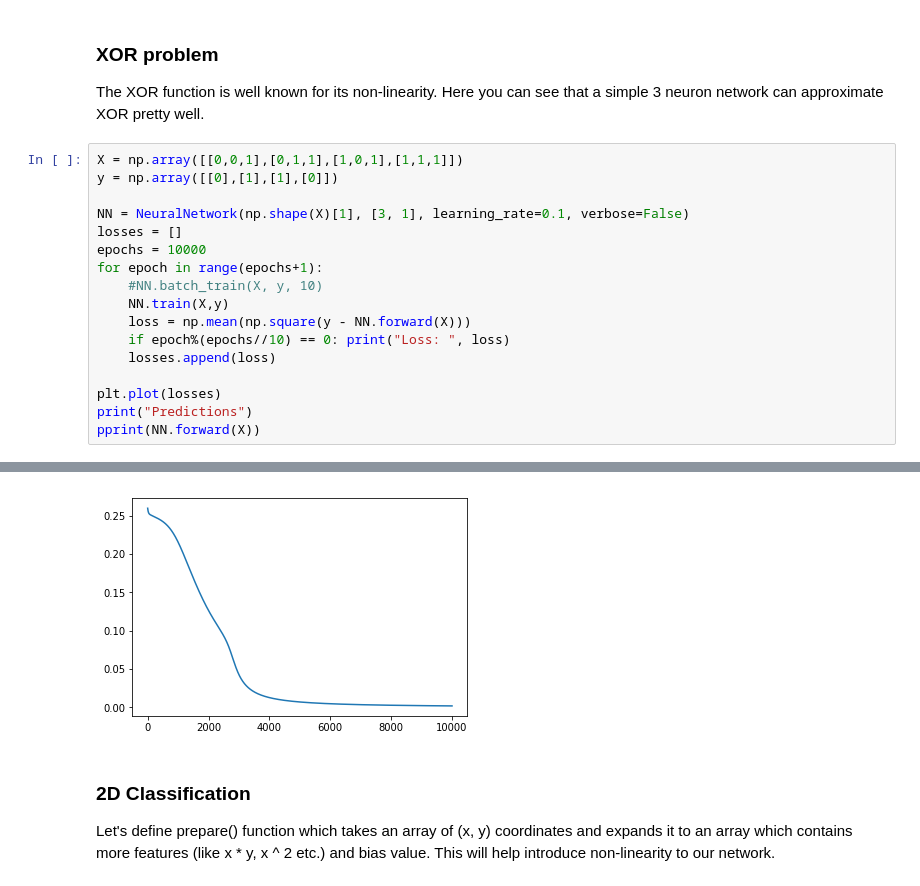
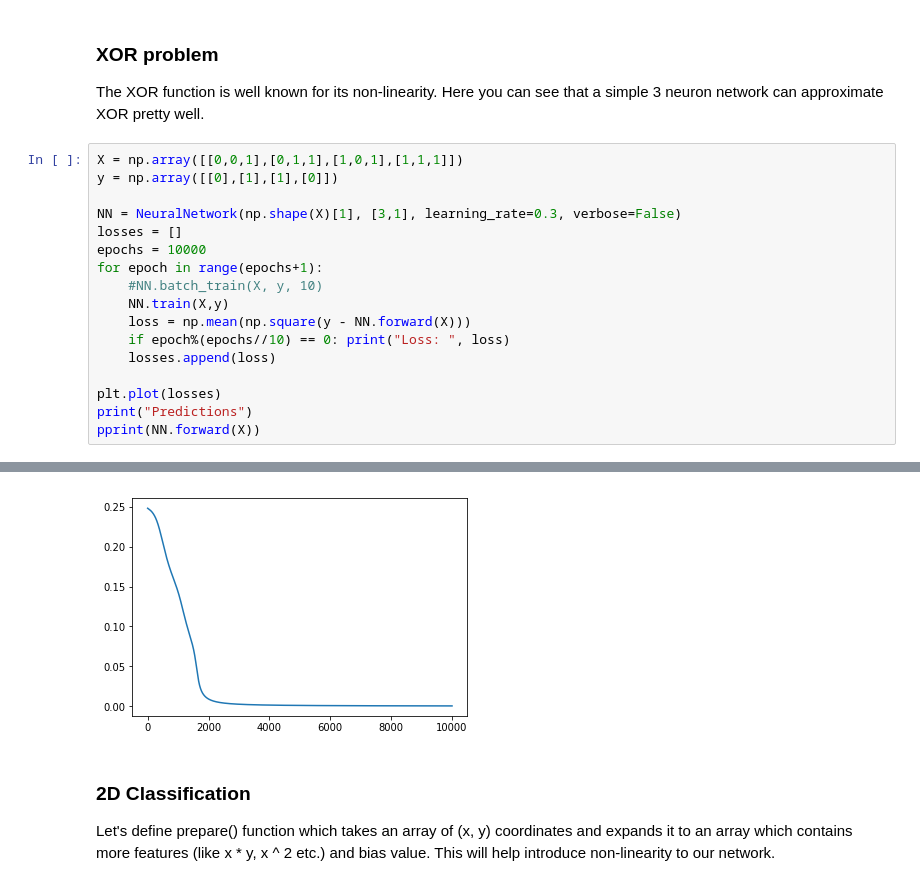
Before and after one commit to JakuJ/simple-neural-net, a Jupyter notebook: Simple Neural Net.ipynb, the cells around one changed output, grey strips where cells are left out. Drawn from its saved outputs; the diff is of its cells as text.

```diff
--- a/Simple Neural Net.ipynb
+++ b/Simple Neural Net.ipynb
@@ -200,7 +143,7 @@ The XOR function is well known for its non-linearity. Here you can see that a si
 X = np.array([[0,0,1],[0,1,1],[1,0,1],[1,1,1]])
 y = np.array([[0],[1],[1],[0]])
 
-NN = NeuralNetwork(np.shape(X)[1], [3, 1], learning_rate=0.1, verbose=False)
+NN = NeuralNetwork(np.shape(X)[1], [3,1], learning_rate=0.3, verbose=False)
 losses = []
 epochs = 10000
 for epoch in range(epochs+1):
@@ -233,4 +176,4 @@ array([[ 0.04037077],
-[figure, old version]
+[figure, new version]
 # %% [markdown]
 ### 2D Classification
 Let's define prepare() function which takes an array of (x, y) coordinates and expands it to an array which contains more features (like x * y, x ^ 2 etc.) and bias value. This will help introduce non-linearity to our network.
```
Also changed, not shown: parts of 11 cells of this notebook.
